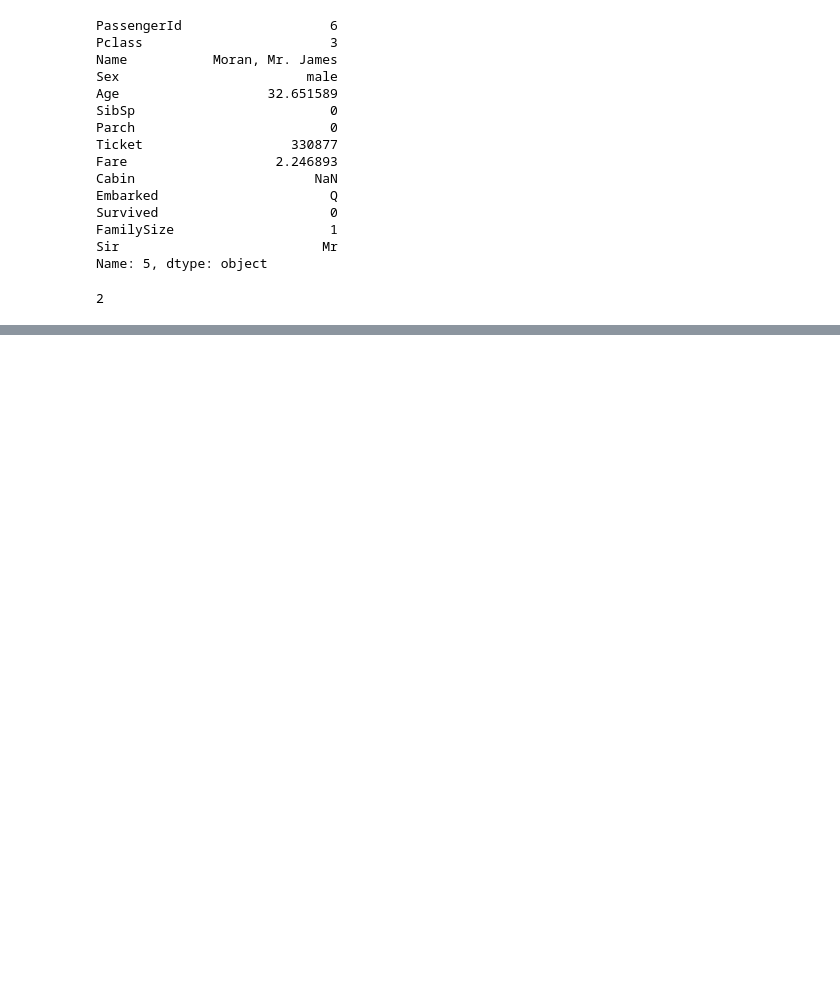
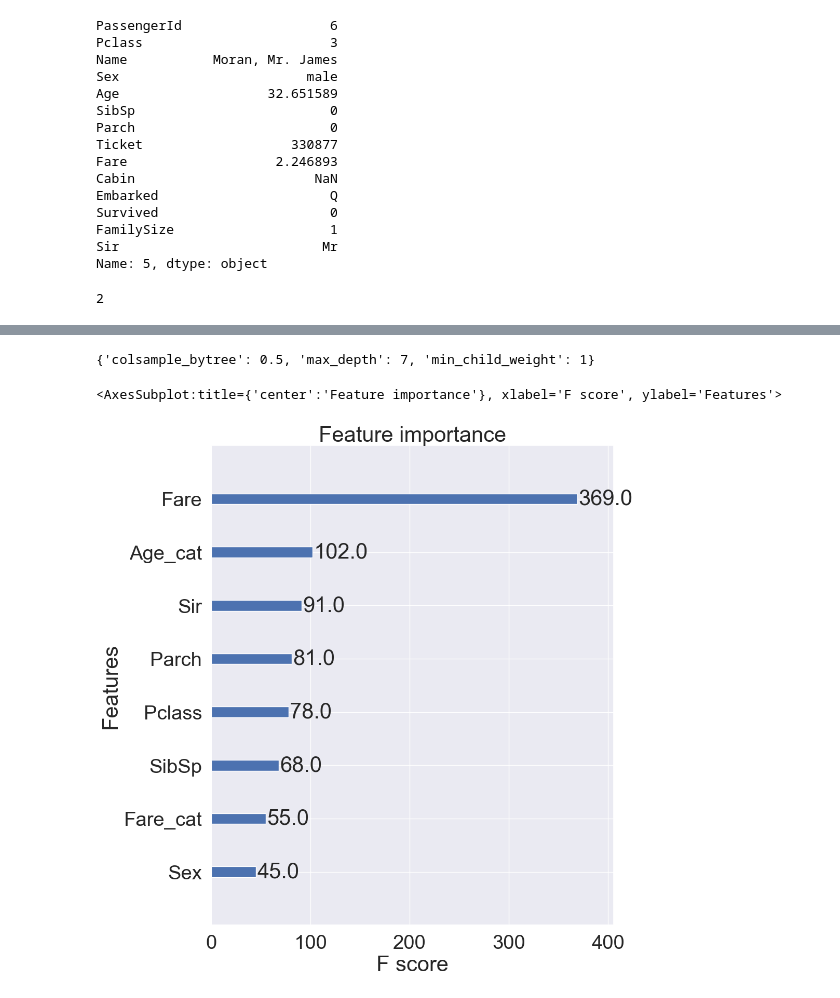
Before and after one commit to Mujoung-Kim/Spart_study, a Jupyter notebook: code/Titanic.ipynb, the cells around one changed output, grey strips where cells are left out. Cells and saved outputs as stored; diff of their text form; code cells hidden in the pictures; blank space fills up the shorter version.

```diff
--- a/code/Titanic.ipynb
+++ b/code/Titanic.ipynb
@@ -523,0 +705,4 @@ df_train.loc[[61, 829]]
+# %%
+from sklearn.model_selection import train_test_split
+
+X_train, X_test, y_train, y_test = train_test_split(X, y, random_state=156)
@@ -523,0 +770,7 @@ df_train.loc[[61, 829]]
+# %%
+xbg_clf = XGBClassifier(n_estimators=500)
+params = { 'max_depth' : [3, 5, 7], 'min_child_weight' : [1, 3, 5], 'colsample_bytree' : [0.5, 0.75, 1.0]}
+# %%
+gridcv = GridSearchCV(xbg_clf, param_grid=params)
+# %%
+gridcv.fit(X_train, y_train, early_stopping_rounds=30, eval_metric='error', eval_set=[(X_train, y_train), (X_test, y_test)])
@@ -523,0 +812,4 @@ df_train.loc[[61, 829]]
+# %%
+gridcv.best_params_
+# %% [output]
+{'colsample_bytree': 0.5, 'max_depth': 7, 'min_child_weight': 1}
@@ -523,0 +820,6 @@ df_train.loc[[61, 829]]
+# %%
+fig, ax = plt.subplots(figsize=(10, 12))
+plot_importance(gridcv.best_estimator_, ax=ax)
+# %% [output]
+<AxesSubplot:title={'center':'Feature importance'}, xlabel='F score', ylabel='Features'>
+[figure, added]
```
Also changed, not shown: parts of 41 cells of this notebook.
